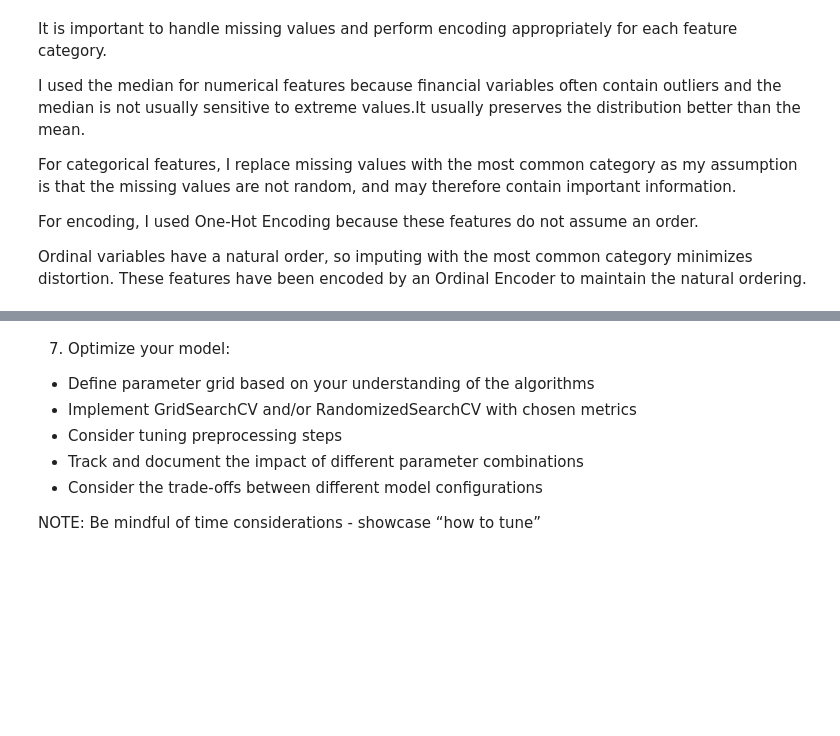
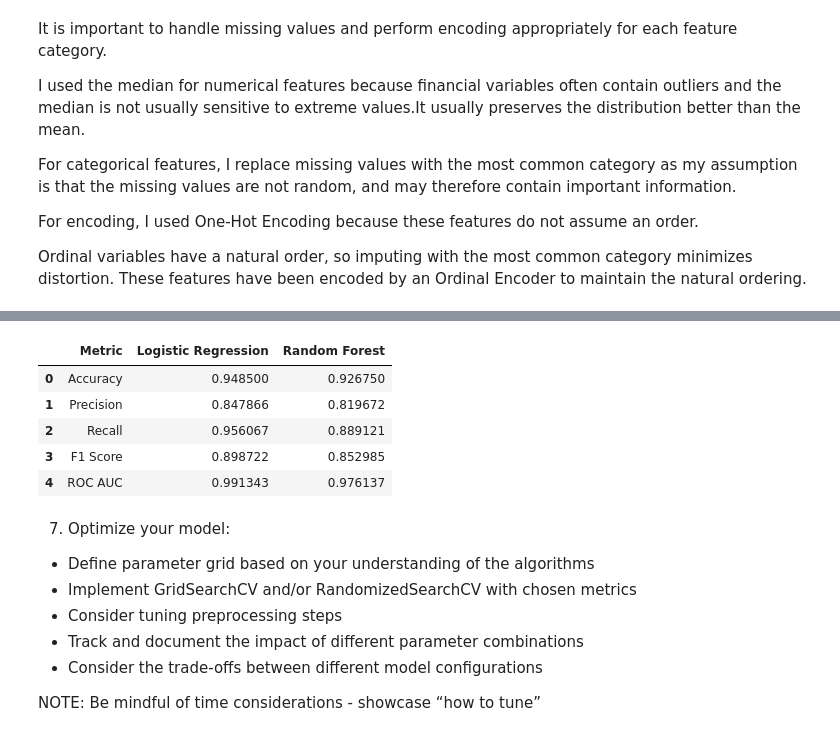
Before and after one commit to nyagayamonica/ML_LoanApproval, a Jupyter notebook: financial_loan_risk.ipynb, the cells around one changed output, grey strips where cells are left out. Drawn from its saved outputs; the diff is of its cells as text; code cells hidden in the pictures; blank space fills up the shorter version.

```diff
--- a/financial_loan_risk.ipynb
+++ b/financial_loan_risk.ipynb
@@ -1157,0 +1433,51 @@ Confusion Matrix
+# %%
+#Evaluate the best model
+# Logistic Regression
+best_log_model = log_grid.best_estimator_
+
+y_pred_log = best_log_model.predict(X_test)
+y_prob_log = best_log_model.predict_proba(X_test)[:, 1]
+# %%
+# Random Forest
+best_rf_model = rf_grid.best_estimator_
+
+y_pred_rf = best_rf_model.predict(X_test)
+y_prob_rf = best_rf_model.predict_proba(X_test)[:, 1]
+# %%
+# Compare the optimized models
+comparison = pd.DataFrame({
+
+    'Metric': [
+        'Accuracy',
+        'Precision',
+        'Recall',
+        'F1 Score',
+        'ROC AUC'
+    ],
+
+    'Logistic Regression': [
+        accuracy_score(y_test, y_pred_log),
+        precision_score(y_test, y_pred_log),
+        recall_score(y_test, y_pred_log),
+        f1_score(y_test, y_pred_log),
+        roc_auc_score(y_test, y_prob_log)
+    ],
+
+    'Random Forest': [
+        accuracy_score(y_test, y_pred_rf),
+        precision_score(y_test, y_pred_rf),
+        recall_score(y_test, y_pred_rf),
+        f1_score(y_test, y_pred_rf),
+        roc_auc_score(y_test, y_prob_rf)
+    ]
+
+})
+
+comparison
+# %% [output]
+|  | Metric | Logistic Regression | Random Forest |
+| 0 | Accuracy | 0.948500 | 0.926750 |
+| 1 | Precision | 0.847866 | 0.819672 |
+| 2 | Recall | 0.956067 | 0.889121 |
+| 3 | F1 Score | 0.898722 | 0.852985 |
+| 4 | ROC AUC | 0.991343 | 0.976137 |
```
Also changed, not shown: parts of 35 cells of this notebook.
